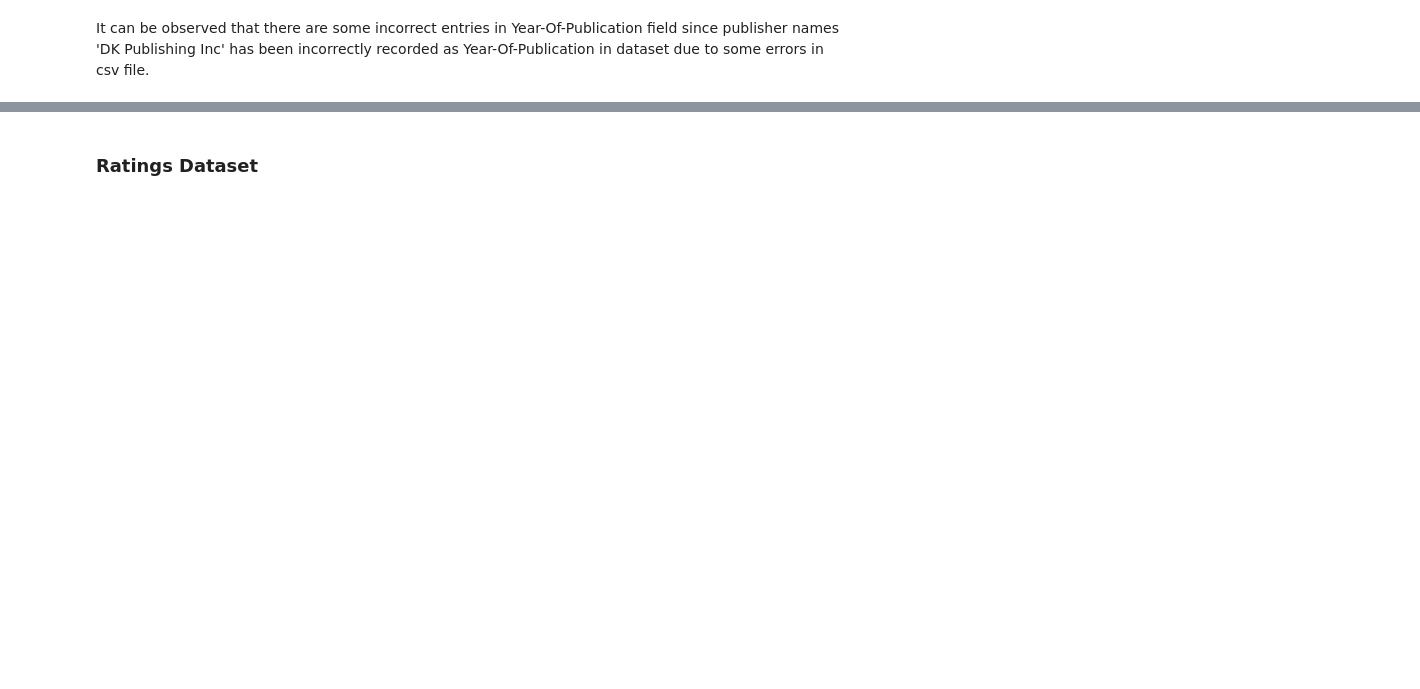
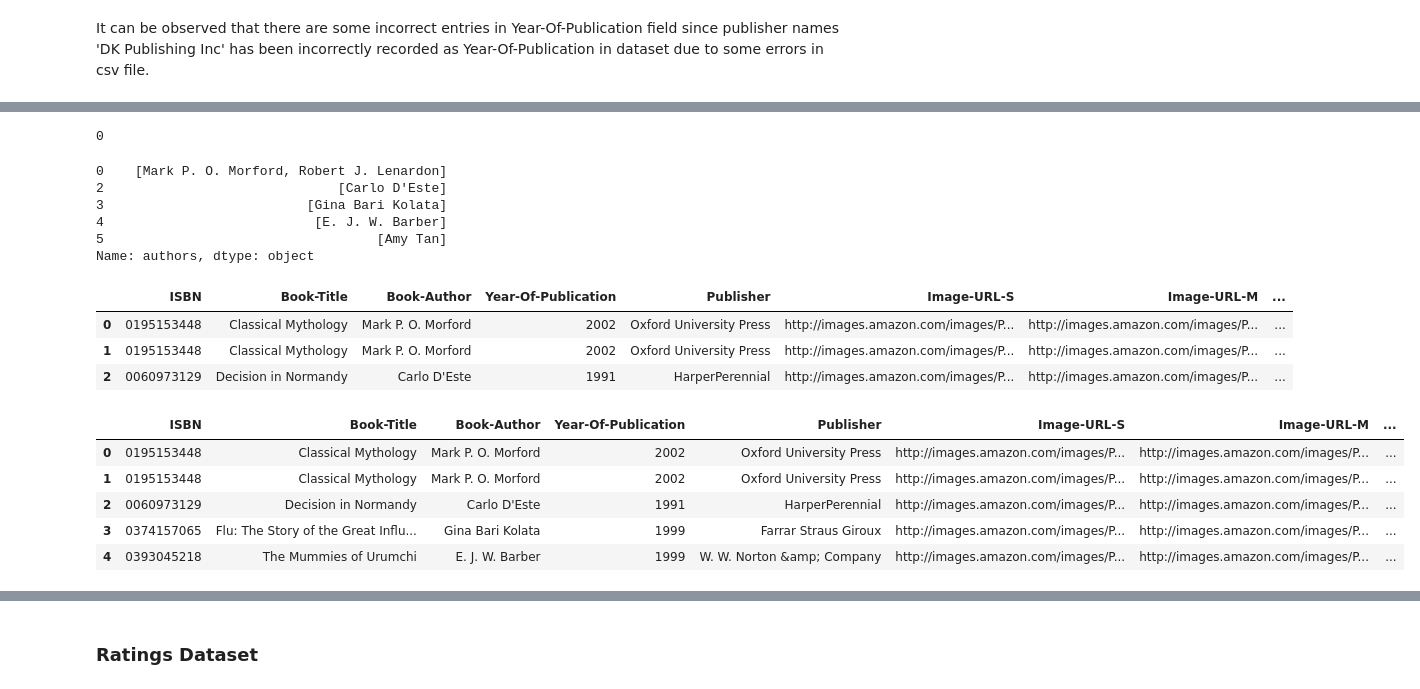
Before and after one commit to Azegele/Phase-5-Project, a Jupyter notebook: index.ipynb, the cells around one changed output, grey strips where cells are left out. Cells and saved outputs as stored; diff of their text form; code cells hidden in the pictures; blank space fills up the shorter version.

```diff
--- a/index.ipynb
+++ b/index.ipynb
@@ -1172,0 +1251,3 @@ dtype: int64
+# %%
+books_data['categories'] = books_data['categories'].apply(categories_split)
+books_data['categories'].head()
@@ -1172,0 +1295,5 @@ dtype: int64
+# %%
+# rechecking for missing values in authors
+books_data['authors'].isna().sum()
+# %% [output]
+0
@@ -1172,0 +1326,31 @@ dtype: int64
+# %%
+#applying the function to the authors column
+books_data['authors'] = books_data['authors'].apply(authors_split)
+books_data['authors'].head()
+# %% [output]
+0    [Mark P. O. Morford, Robert J. Lenardon]
+2                              [Carlo D'Este]
+3                          [Gina Bari Kolata]
+4                           [E. J. W. Barber]
+5                                   [Amy Tan]
+Name: authors, dtype: object
+# %%
+#separating the different authors from the created list
+books_data = books_data.explode(column='authors', ignore_index = True)
+books_data.head(3)
+# %% [output]
+|  | ISBN | Book-Title | Book-Author | Year-Of-Publication | Publisher | Image-URL-S | Image-URL-M | ... |
+| 0 | 0195153448 | Classical Mythology | Mark P. O. Morford | 2002 | Oxford University Press | http://images.amazon.com/images/P... | http://images.amazon.com/images/P... | ... |
+| 1 | 0195153448 | Classical Mythology | Mark P. O. Morford | 2002 | Oxford University Press | http://images.amazon.com/images/P... | http://images.amazon.com/images/P... | ... |
+| 2 | 0060973129 | Decision in Normandy | Carlo D'Este | 1991 | HarperPerennial | http://images.amazon.com/images/P... | http://images.amazon.com/images/P... | ... |
+# %%
+#converting values in the maturity rating column to lowercase
+books_data['maturity_rating'] = books_data['maturity_rating'].str.lower()
+books_data.head()
+# %% [output]
+|  | ISBN | Book-Title | Book-Author | Year-Of-Publication | Publisher | Image-URL-S | Image-URL-M | ... |
+| 0 | 0195153448 | Classical Mythology | Mark P. O. Morford | 2002 | Oxford University Press | http://images.amazon.com/images/P... | http://images.amazon.com/images/P... | ... |
+| 1 | 0195153448 | Classical Mythology | Mark P. O. Morford | 2002 | Oxford University Press | http://images.amazon.com/images/P... | http://images.amazon.com/images/P... | ... |
+| 2 | 0060973129 | Decision in Normandy | Carlo D'Este | 1991 | HarperPerennial | http://images.amazon.com/images/P... | http://images.amazon.com/images/P... | ... |
+| 3 | 0374157065 | Flu: The Story of the Great Influ... | Gina Bari Kolata | 1999 | Farrar Straus Giroux | http://images.amazon.com/images/P... | http://images.amazon.com/images/P... | ... |
+| 4 | 0393045218 | The Mummies of Urumchi | E. J. W. Barber | 1999 | W. W. Norton &amp; Company | http://images.amazon.com/images/P... | http://images.amazon.com/images/P... | ... |
```
Also changed, not shown: parts of 110 cells of this notebook.
